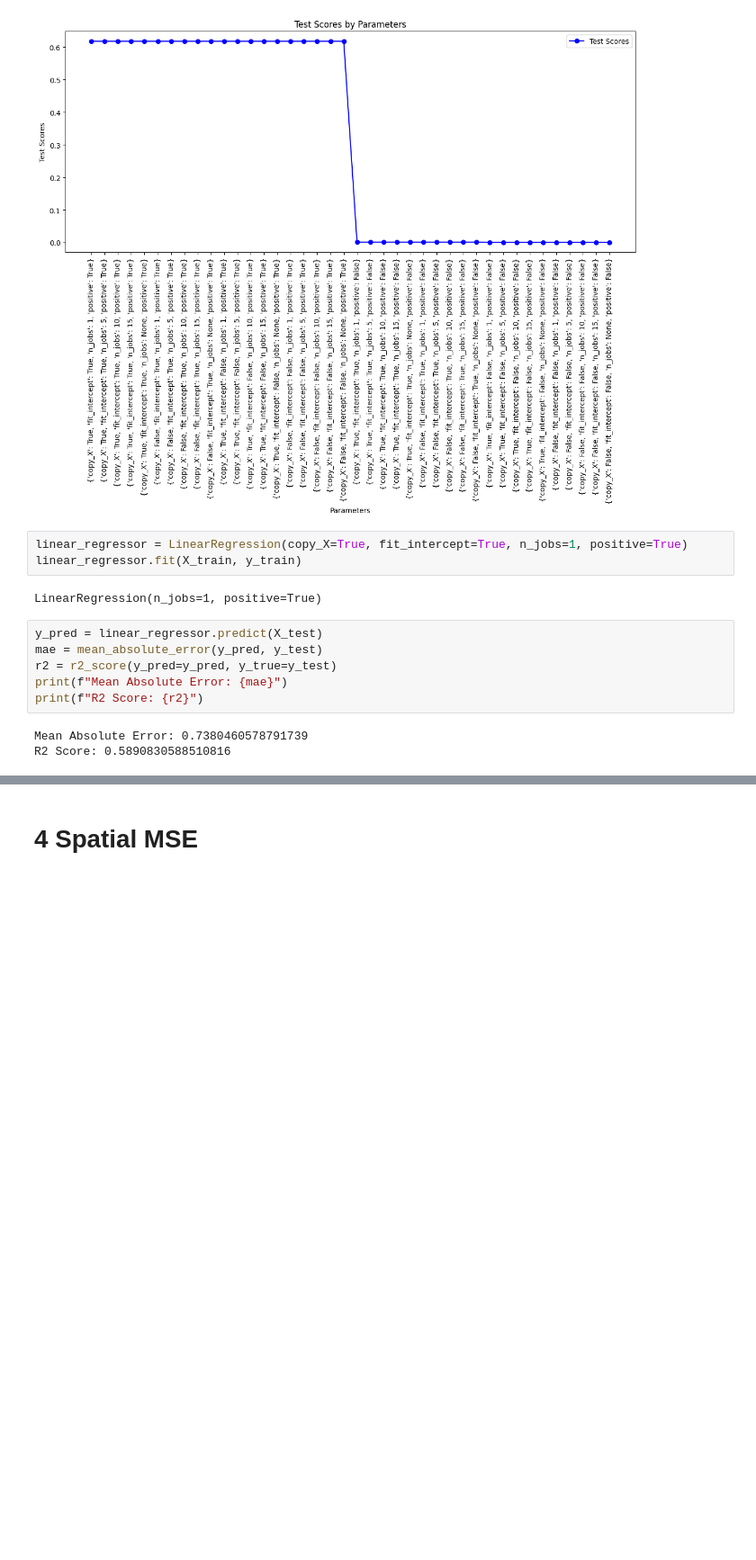
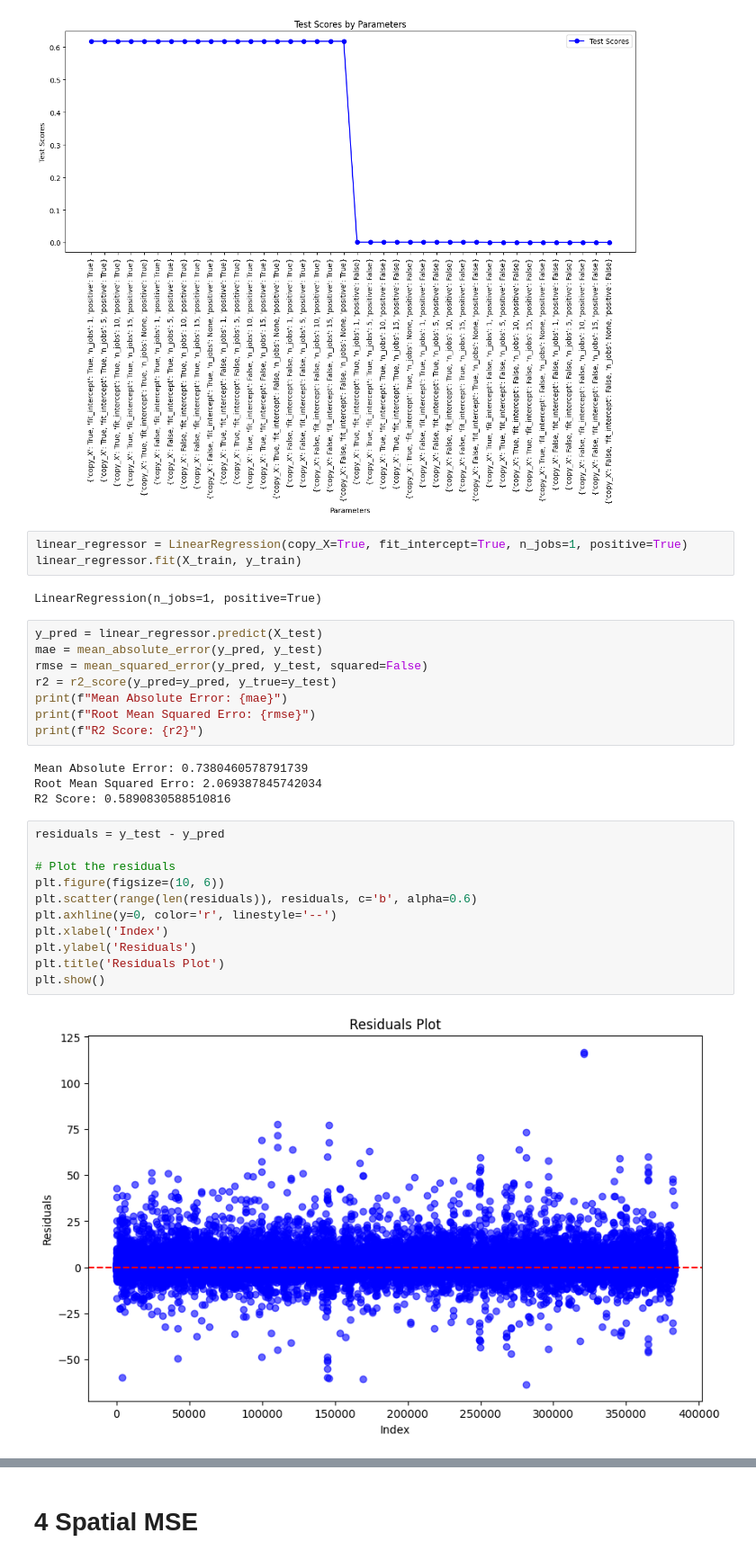
Before and after one commit to Tu2-prog/DM-Project, a Jupyter notebook: jupiter_notebooks/linear_regression.ipynb, the cells around one changed output, grey strips where cells are left out. Shown at 90% size. Cells and saved outputs as stored; diff of their text form; blank space fills up the shorter version.

```diff
--- a/jupiter_notebooks/linear_regression.ipynb
+++ b/jupiter_notebooks/linear_regression.ipynb
@@ -153,9 +130,25 @@ LinearRegression(n_jobs=1, positive=True)
 # %%
 y_pred = linear_regressor.predict(X_test)
 mae = mean_absolute_error(y_pred, y_test)
+rmse = mean_squared_error(y_pred, y_test, squared=False)
 r2 = r2_score(y_pred=y_pred, y_true=y_test)
 print(f"Mean Absolute Error: {mae}")
+print(f"Root Mean Squared Erro: {rmse}")
 print(f"R2 Score: {r2}")
 # %% [output]
 Mean Absolute Error: 0.7380460578791739
+Root Mean Squared Erro: 2.069387845742034
 R2 Score: 0.5890830588510816
+# %%
+residuals = y_test - y_pred
+
+# Plot the residuals
+plt.figure(figsize=(10, 6))
+plt.scatter(range(len(residuals)), residuals, c='b', alpha=0.6)
+plt.axhline(y=0, color='r', linestyle='--')
+plt.xlabel('Index')
+plt.ylabel('Residuals')
+plt.title('Residuals Plot')
+plt.show()
+# %% [output]
+[figure, added]
```
Also changed, not shown: parts of 8 cells of this notebook, 16 other files.
